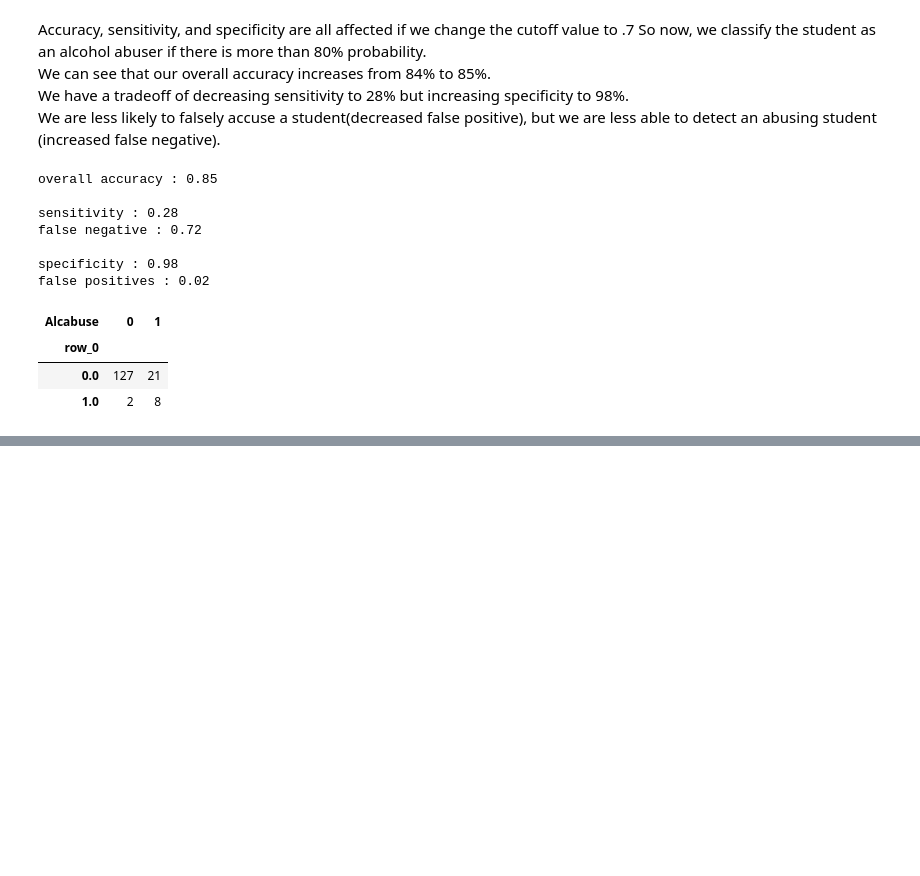
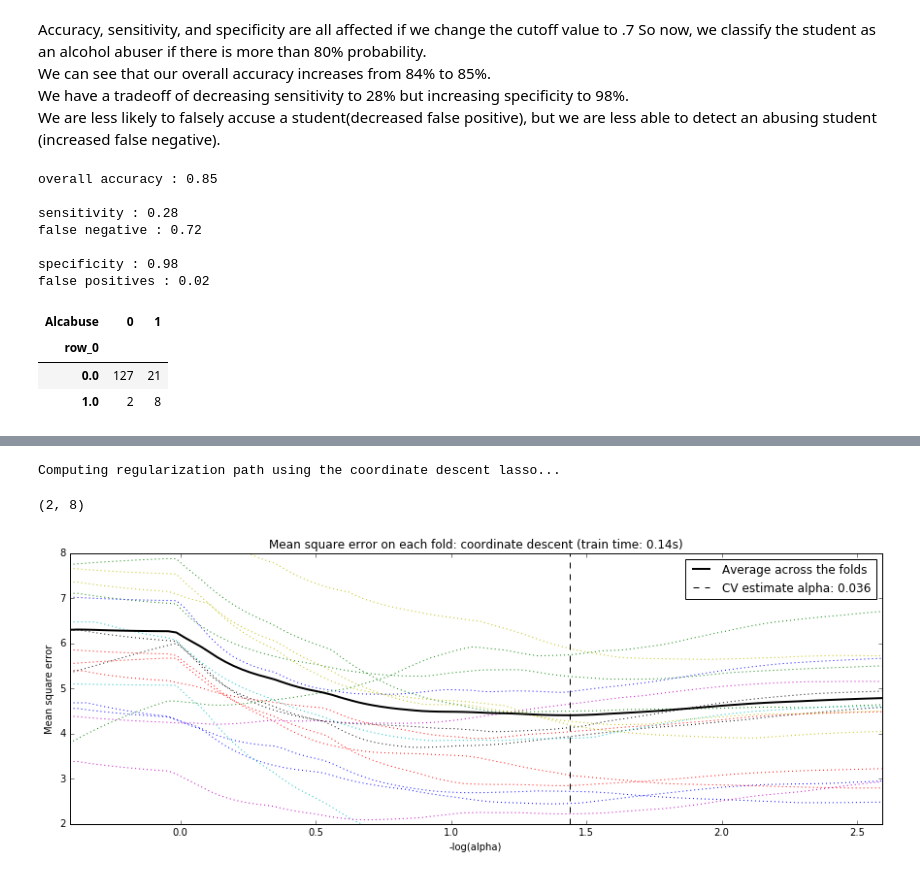
Before and after one commit to ljchang/psyc63, a Jupyter notebook: Notebooks/DataAnalysis2.ipynb, the cells around one changed output, grey strips where cells are left out. Drawn from its saved outputs; the diff is of its cells as text; code cells hidden in the pictures; blank space fills up the shorter version.

```diff
--- a/Notebooks/DataAnalysis2.ipynb
+++ b/Notebooks/DataAnalysis2.ipynb
@@ -354,0 +419,33 @@ m = smf.OLS(y,X)
+# %%
+# LassoCV: coordinate descent
+y, X = dmatrices(formula_like=formula, data=df, return_type='dataframe')
+y = y.values.squeeze()
+X = X.values
+# Compute paths
+print("Computing regularization path using the coordinate descent lasso...")
+t1 = time.time()
+model = LassoCV(cv=20).fit(X, y)
+t_lasso_cv = time.time() - t1
+
+# Display results
+m_log_alphas = -np.log10(model.alphas_)
+# Display results
+m_log_alphas = -np.log10(model.alphas_)
+plt.figure(figsize=(15,5))
+ymin, ymax = 2, 8;
+plt.plot(m_log_alphas, model.mse_path_, ':')
+plt.plot(m_log_alphas, model.mse_path_.mean(axis=-1), 'k',
+         label='Average across the folds', linewidth=2)
+plt.axvline(-np.log10(model.alpha_), linestyle='--', color='k',
+            label='CV estimate alpha: %.3f' %model.alpha_ )
+plt.legend()
+plt.xlabel('-log(alpha)')
+plt.ylabel('Mean square error')
+plt.title('Mean square error on each fold: coordinate descent '
+          '(train time: %.2fs)' % t_lasso_cv)
+plt.axis('tight')
+plt.ylim(ymin, ymax)
+# %% [output]
+Computing regularization path using the coordinate descent lasso...
+(2, 8)
+[figure, added]
```
Also changed, not shown: parts of 23 cells of this notebook.
